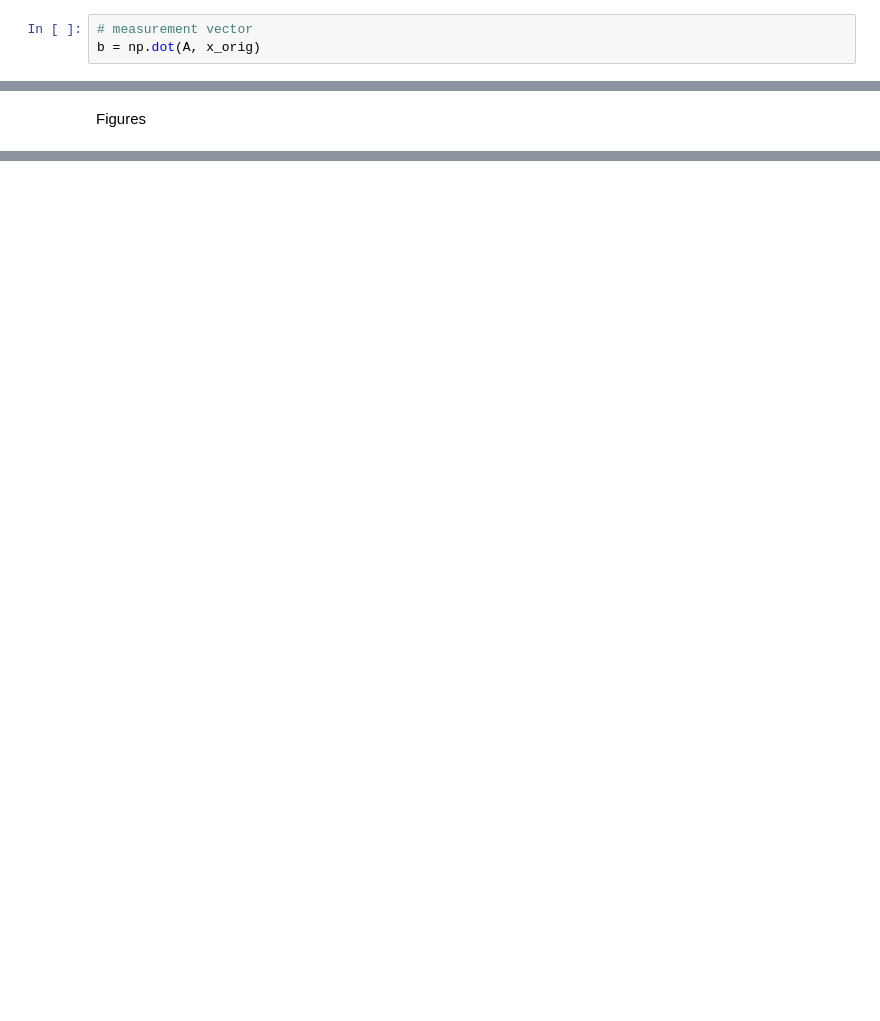
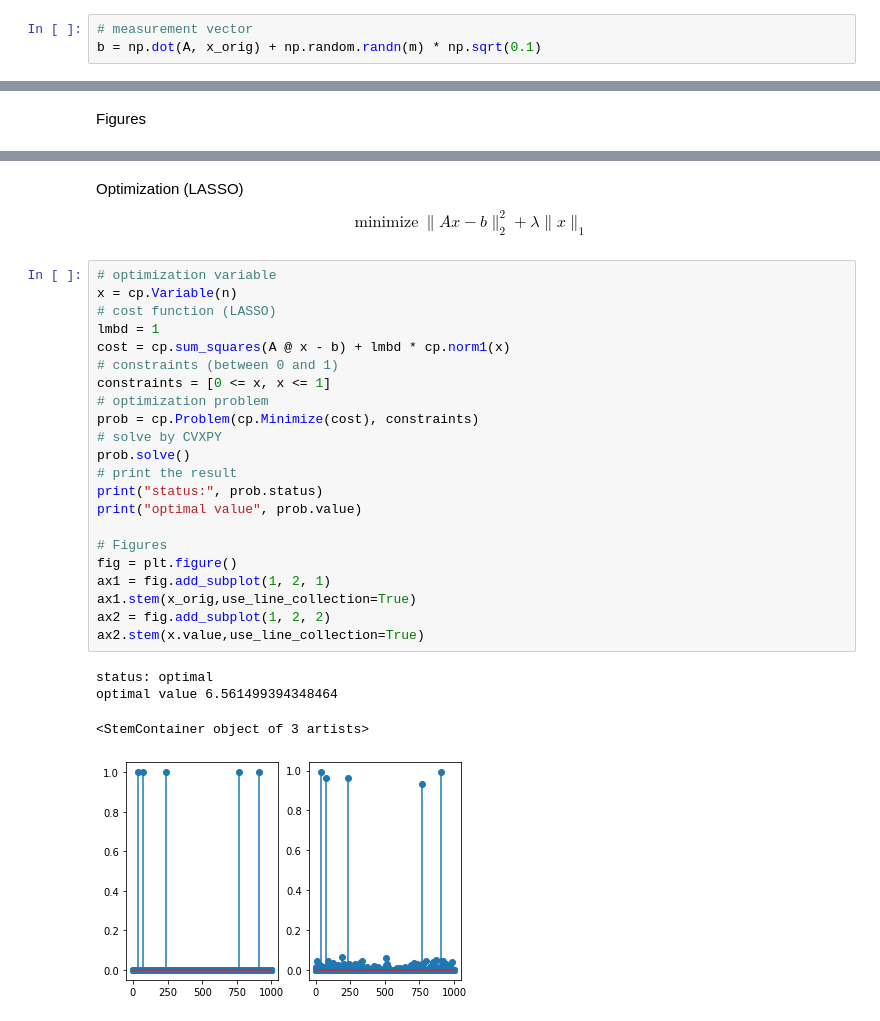
Before and after one commit to nagahara-masaaki/spm_python, a Jupyter notebook: Sparse_modeling.ipynb, the cells around one changed output, grey strips where cells are left out. Cells and saved outputs as stored; diff of their text form; blank space fills up the shorter version.

```diff
--- a/Sparse_modeling.ipynb
+++ b/Sparse_modeling.ipynb
@@ -170,4 +172,4 @@ A = np.random.randn(m, n)
 Measurement vector $b$
 # %%
 # measurement vector
-b = np.dot(A, x_orig)
+b = np.dot(A, x_orig) + np.random.randn(m) * np.sqrt(0.1)
@@ -203,0 +210,29 @@ ax2.stem(x.value,use_line_collection=True)
+# %% [markdown]
+Optimization (LASSO) $$\text{minimize} ~ \|Ax-b\|_2^2 + \lambda \|x\|_1$$
+# %%
+# optimization variable
+x = cp.Variable(n)
+# cost function (LASSO)
+lmbd = 1
+cost = cp.sum_squares(A @ x - b) + lmbd * cp.norm1(x)
+# constraints (between 0 and 1)
+constraints = [0 <= x, x <= 1]
+# optimization problem
+prob = cp.Problem(cp.Minimize(cost), constraints)
+# solve by CVXPY
+prob.solve()
+# print the result
+print("status:", prob.status)
+print("optimal value", prob.value)
+
+# Figures
+fig = plt.figure()
+ax1 = fig.add_subplot(1, 2, 1)
+ax1.stem(x_orig,use_line_collection=True)
+ax2 = fig.add_subplot(1, 2, 2)
+ax2.stem(x.value,use_line_collection=True)
+# %% [output]
+status: optimal
+optimal value 6.561499394348464
+<StemContainer object of 3 artists>
+[figure, added]
```
Also changed, not shown: parts of 4 cells of this notebook.
